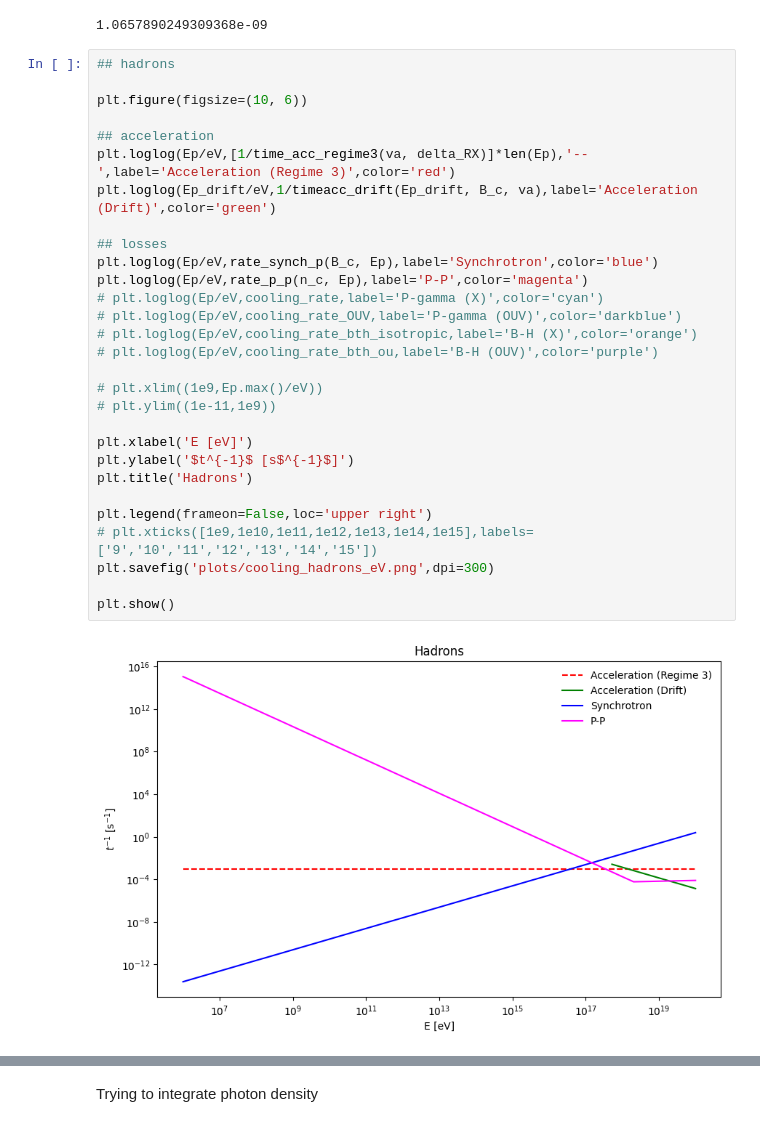
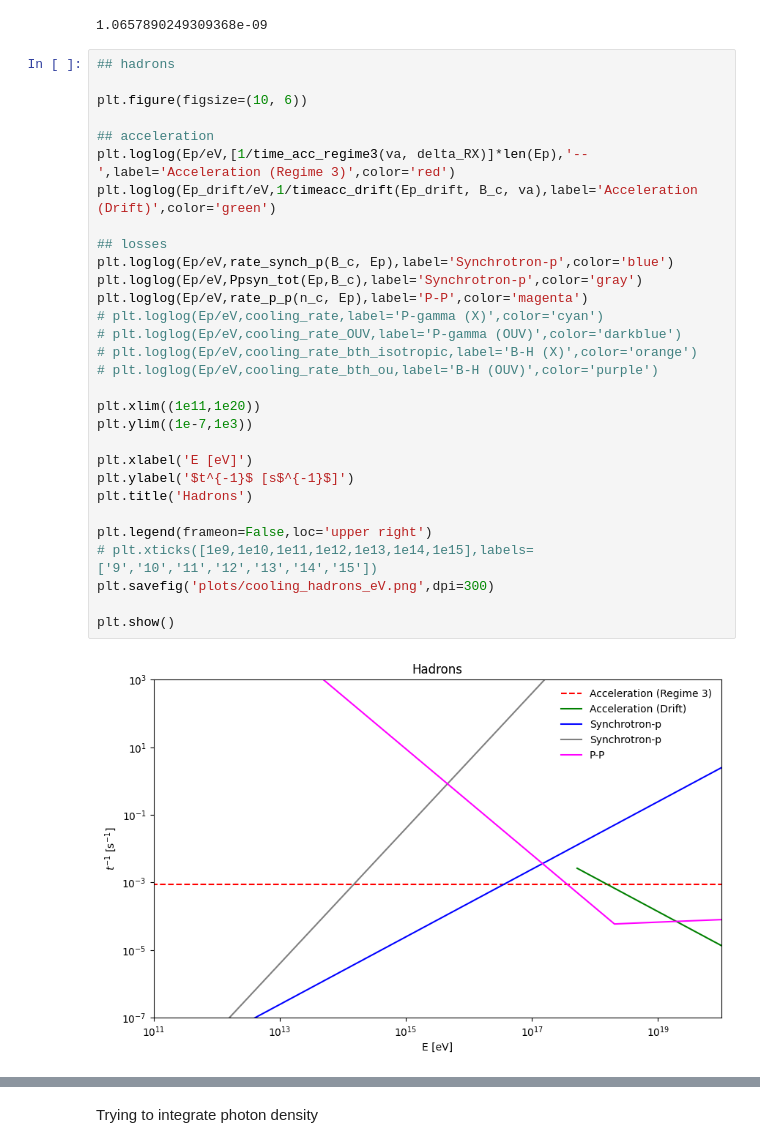
Before and after one commit to luanapassosreis/AGN_Studies, a Jupyter notebook: acc_cooling_rates.ipynb, the cells around one changed output, grey strips where cells are left out. Drawn from its saved outputs; the diff is of its cells as text.

```diff
--- a/acc_cooling_rates.ipynb
+++ b/acc_cooling_rates.ipynb
@@ -86,34 +86,35 @@ eV / mpc2
 # %%
 ## hadrons
 
 plt.figure(figsize=(10, 6))
 
 ## acceleration
 plt.loglog(Ep/eV,[1/time_acc_regime3(va, delta_RX)]*len(Ep),'--',label='Acceleration (Regime 3)',color='red')
 plt.loglog(Ep_drift/eV,1/timeacc_drift(Ep_drift, B_c, va),label='Acceleration (Drift)',color='green')
 
 ## losses
-plt.loglog(Ep/eV,rate_synch_p(B_c, Ep),label='Synchrotron',color='blue')
+plt.loglog(Ep/eV,rate_synch_p(B_c, Ep),label='Synchrotron-p',color='blue')
+plt.loglog(Ep/eV,Ppsyn_tot(Ep,B_c),label='Synchrotron-p',color='gray')
 plt.loglog(Ep/eV,rate_p_p(n_c, Ep),label='P-P',color='magenta')
 # plt.loglog(Ep/eV,cooling_rate,label='P-gamma (X)',color='cyan')
 # plt.loglog(Ep/eV,cooling_rate_OUV,label='P-gamma (OUV)',color='darkblue')
 # plt.loglog(Ep/eV,cooling_rate_bth_isotropic,label='B-H (X)',color='orange')
 # plt.loglog(Ep/eV,cooling_rate_bth_ou,label='B-H (OUV)',color='purple')
 
-# plt.xlim((1e9,Ep.max()/eV))
-# plt.ylim((1e-11,1e9))
+plt.xlim((1e11,1e20))
+plt.ylim((1e-7,1e3))
 
 plt.xlabel('E [eV]')
 plt.ylabel('$t^{-1}$ [s$^{-1}$]')
 plt.title('Hadrons')
 
 plt.legend(frameon=False,loc='upper right')
 # plt.xticks([1e9,1e10,1e11,1e12,1e13,1e14,1e15],labels=['9','10','11','12','13','14','15'])
 plt.savefig('plots/cooling_hadrons_eV.png',dpi=300)
 
 plt.show()
 # %% [output]
-[figure, old version]
+[figure, new version]
 # %%
 ## leptons
 
```
Also changed, not shown: parts of 7 cells of this notebook, 5 other files.
